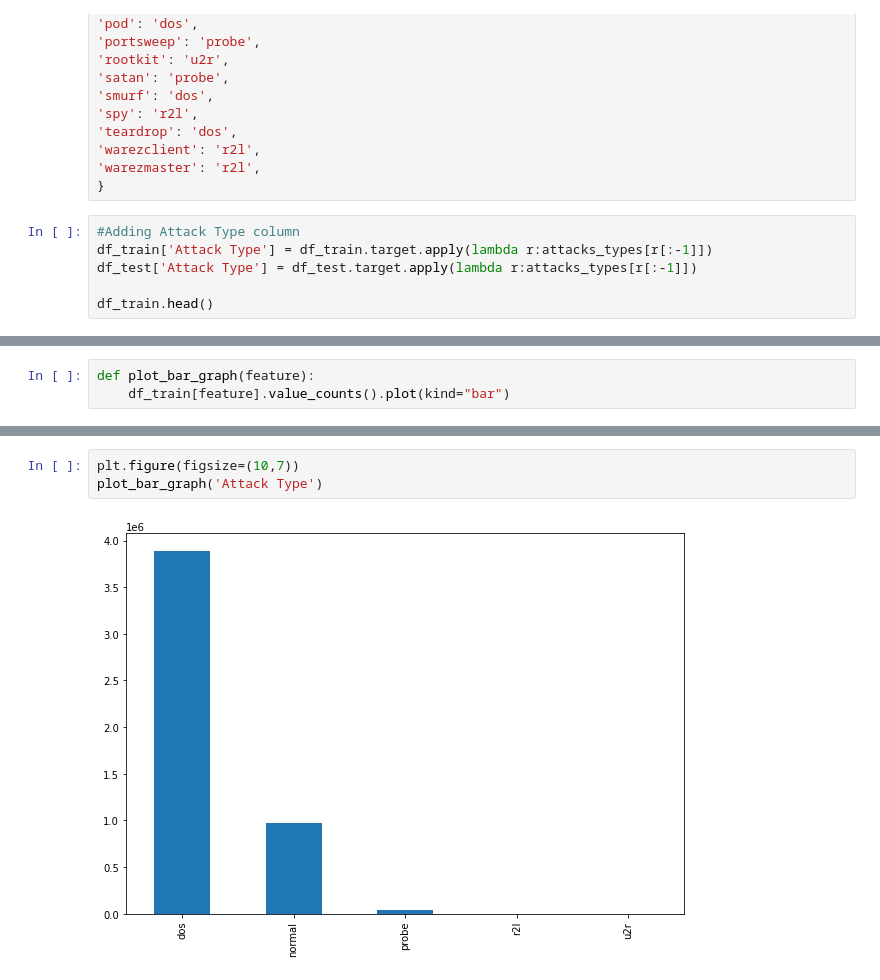
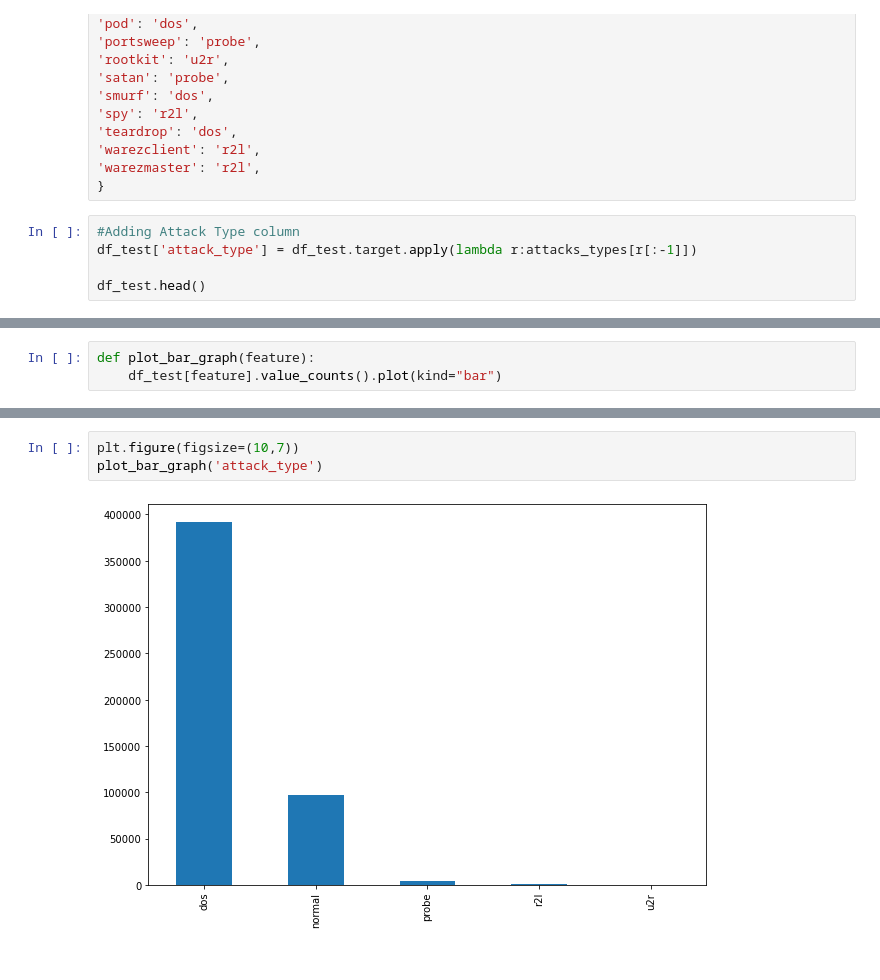
Before and after one commit to vladyslavmakartet/earin_labs, a Jupyter notebook: lab4/task.ipynb, the cells around one changed output, grey strips where cells are left out. Drawn from its saved outputs; the diff is of its cells as text.

```diff
--- a/lab4/task.ipynb
+++ b/lab4/task.ipynb
@@ -309,9 +188,8 @@ attacks_types = {
 }
 # %%
 #Adding Attack Type column
-df_train['Attack Type'] = df_train.target.apply(lambda r:attacks_types[r[:-1]])
-df_test['Attack Type'] = df_test.target.apply(lambda r:attacks_types[r[:-1]])
+df_test['attack_type'] = df_test.target.apply(lambda r:attacks_types[r[:-1]])
 
-df_train.head()
+df_test.head()
 # %% [output]
 |  | duration | protocol_type | service | flag | src_bytes | dst_bytes | land | wrong_fragment | urgent | ... |
@@ -335,6 +212,6 @@ cate_cols
 # %%
 def plot_bar_graph(feature):
-    df_train[feature].value_counts().plot(kind="bar")
+    df_test[feature].value_counts().plot(kind="bar")
 # %%
 plt.figure(figsize=(10,7))
 plot_bar_graph('protocol_type')
@@ -364,5 +241,5 @@ plot_bar_graph('target')
 # %%
 plt.figure(figsize=(10,7))
-plot_bar_graph('Attack Type')
+plot_bar_graph('attack_type')
 # %% [output]
-[figure, old version]
+[figure, new version]
```
Also changed, not shown: parts of 41 cells of this notebook.
